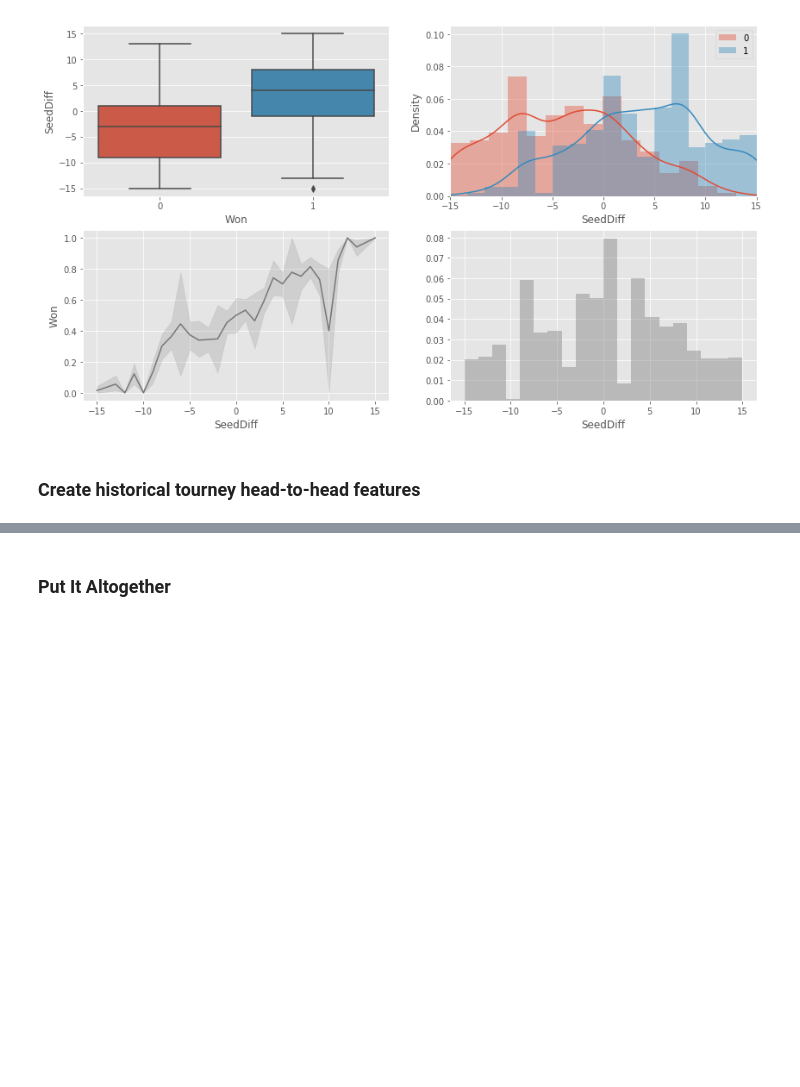
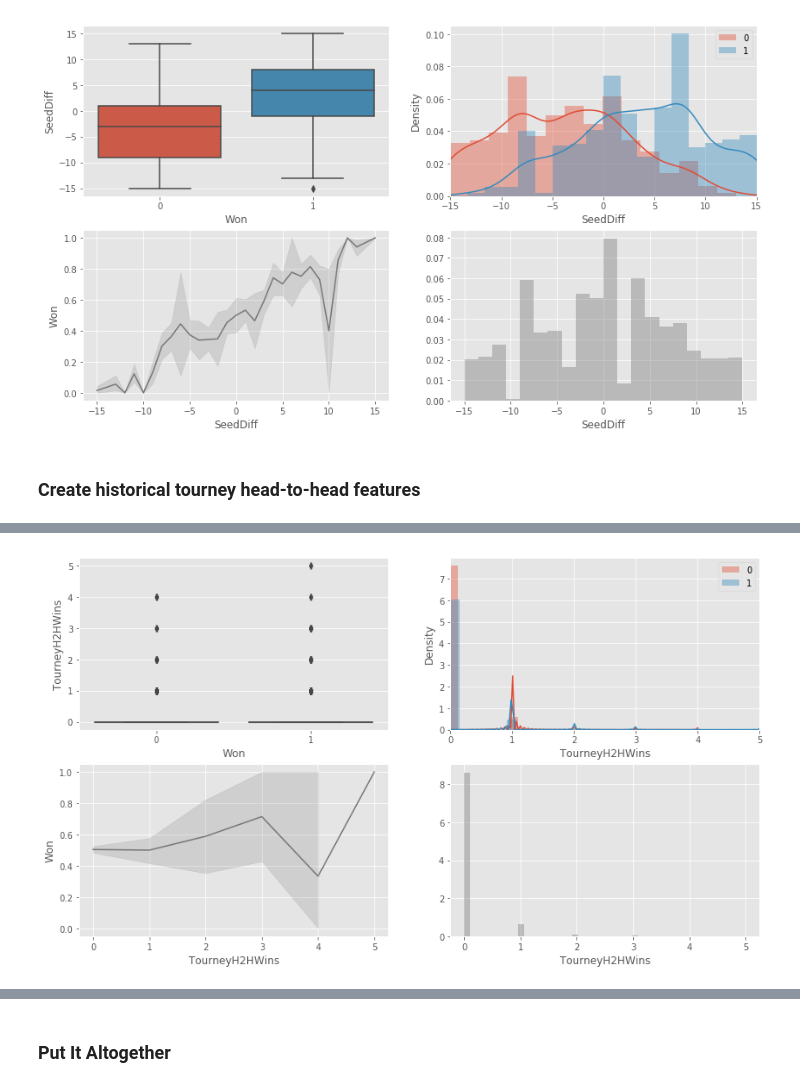
Before and after one commit to nyjgary/march-madness-2020, a Jupyter notebook: March-Madness-2020.ipynb, the cells around one changed output, grey strips where cells are left out. Drawn from its saved outputs; the diff is of its cells as text; code cells hidden in the pictures; blank space fills up the shorter version.

```diff
--- a/March-Madness-2020.ipynb
+++ b/March-Madness-2020.ipynb
@@ -307,3 +309,7 @@ labeled_pairs_w_h2h.query("Teams == '1314_1437'").T
 | TourneyH2HWins | 0 | 0 | 1 | 2 | 3 | 4 |
 | TourneyH2HLosses | 0 | 1 | 1 | 1 | 1 | 1 |
 | TourneyH2HEdge | 0 | -1 | 0 | 1 | 2 | 3 |
+# %%
+clf_eda_numeric(labeled_pairs_w_h2h, feature='TourneyH2HWins')
+# %% [output]
+[figure, added]
```
Also changed, not shown: parts of 7 cells of this notebook.
